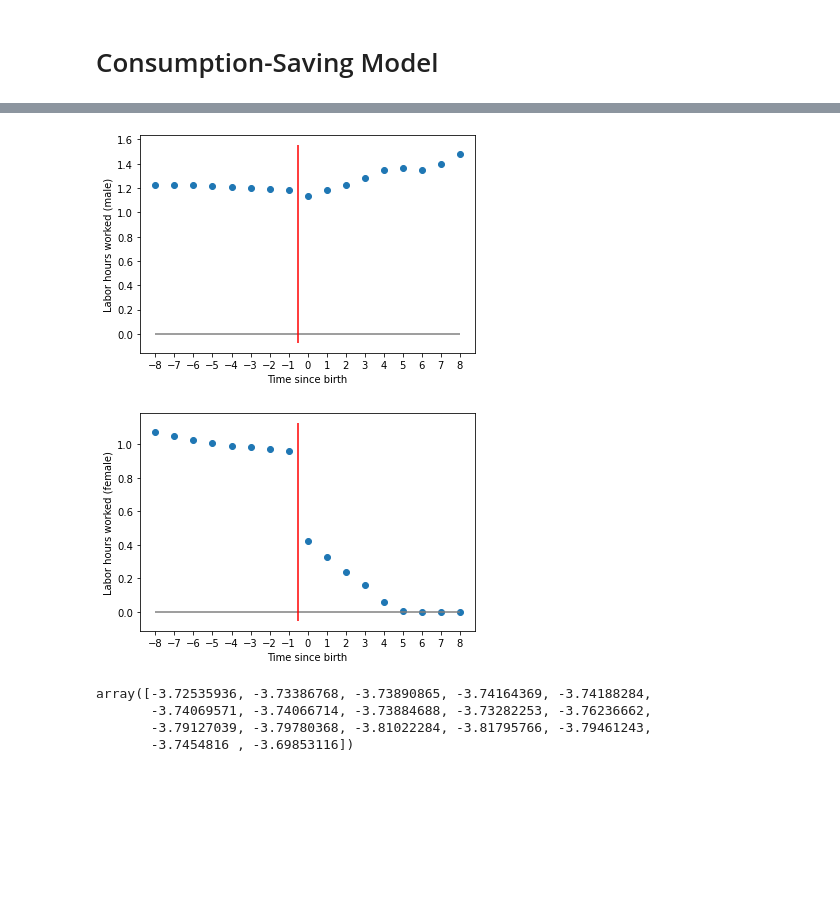
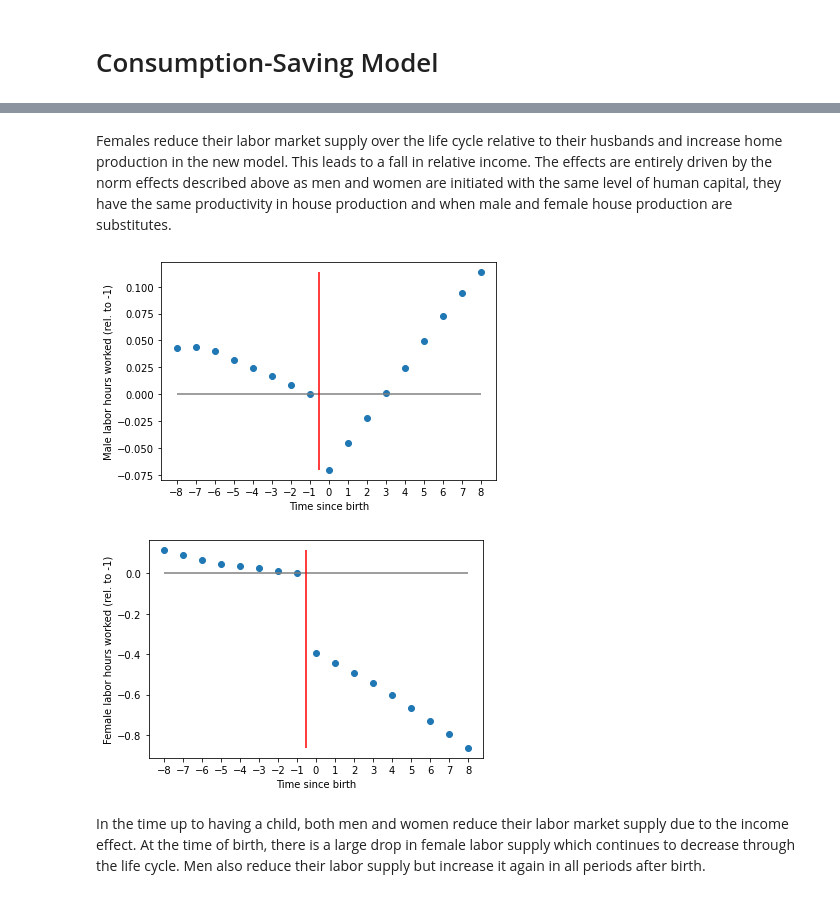
Before and after one commit to NumEconCopenhagen/projects-2023-aca, a Jupyter notebook: modelproject/modelproject code.ipynb, the cells around one changed output, grey strips where cells are left out. Cells and saved outputs as stored; diff of their text form; code cells hidden in the pictures; blank space fills up the shorter version.

```diff
--- a/modelproject/modelproject code.ipynb
+++ b/modelproject/modelproject code.ipynb
@@ -150,10 +102,10 @@ ax.set(xlabel='period, t',ylabel=f'birth freq.',xticks=range(par.simT));
 # %%
 # time since birth
-periods = np.tile([t for t in range(par.simT)],(par.simN,1))
+periods = np.tile([t for t in range(model1.par.simT)],(model.par.simN,1))
 time_of_birth = np.max(periods * birth, axis=1)
 
 I = time_of_birth>0
 time_of_birth[~I] = -1000 # never as a child
-time_of_birth = np.transpose(np.tile(time_of_birth , (par.simT,1)))
+time_of_birth = np.transpose(np.tile(time_of_birth , (model1.par.simT,1)))
 
 time_since_birth = periods - time_of_birth
@@ -238,0 +243,2 @@ ax.set(xlabel='Time since birth',ylabel=f'Female labor hours worked (rel. to -1)
+# %%
+model3 = model.copy(par={'norms': 0.,'delta2':0.2})
@@ -238,0 +290,12 @@ ax.set(xlabel='Time since birth',ylabel=f'Female labor hours worked (rel. to -1)
+# %% [markdown]
+Females reduce their labor market supply over the life cycle relative to their husbands and increase home production in the new model. This leads to a fall in relative income. The effects are entirely driven by the norm effects described above as men and women are initiated with the same level of human capital, they have the same productivity in house production and when male and female house production are substitutes.
+# %%
+# time since birth
+periods = np.tile([t for t in range(model3.par.simT)],(model.par.simN,1))
+time_of_birth = np.max(periods * birth, axis=1)
+
+I = time_of_birth>0
+time_of_birth[~I] = -1000 # never as a child
+time_of_birth = np.transpose(np.tile(time_of_birth , (model3.par.simT,1)))
+
+time_since_birth = periods - time_of_birth
@@ -239,16 +307,30 @@ ax.set(xlabel='Time since birth',ylabel=f'Female labor hours worked (rel. to -1)
+# %%
+event_hours_l_1_n = np.nan + np.zeros(event_grid.size)
+for t,time in enumerate(event_grid):
+    event_hours_l_1_n[t] = np.mean(model3.sim.l1[time_since_birth==time])
+
+event_hours_l_2_n = np.nan + np.zeros(event_grid.size)
+for t,time in enumerate(event_grid):
+    event_hours_l_2_n[t] = np.mean(model3.sim.l2[time_since_birth==time])
+
+# relative to period before birth
+event_hours_rel_l_1_n = event_hours_l_1_n - event_hours_l_1_n[event_grid==-1]
+event_hours_rel_l_2_n = event_hours_l_2_n - event_hours_l_2_n[event_grid==-1]
 # %%
 fig, ax = plt.subplots()
-ax.scatter(event_grid,event_hours_l_1)
+ax.scatter(event_grid,event_hours_rel_l_1_n)
 ax.hlines(y=0,xmin=event_grid[0],xmax=event_grid[-1],color='gray')
-ax.vlines(x=-0.5,ymin=ax.get_ylim()[0],ymax=ax.get_ylim()[1],color='red')
-ax.set(xlabel='Time since birth',ylabel=f'Labor hours worked (male)',xticks=event_grid)
+ax.vlines(x=-0.5,ymin=np.nanmin(event_hours_rel_l_1_n),ymax=np.nanmax(event_hours_rel_l_1_n),color='red')
+ax.set(xlabel='Time since birth',ylabel=f'Male labor hours worked (rel. to -1)',xticks=event_grid);
 
 fig, ax = plt.subplots()
-ax.scatter(event_grid,event_hours_l_2)
+ax.scatter(event_grid,event_hours_rel_l_2_n)
 ax.hlines(y=0,xmin=event_grid[0],xmax=event_grid[-1],color='gray')
-ax.vlines(x=-0.5,ymin=ax.get_ylim()[0],ymax=ax.get_ylim()[1],color='red')
-ax.set(xlabel='Time since birth',ylabel=f'Labor hours worked (female)',xticks=event_grid);
+ax.vlines(x=-0.5,ymin=np.nanmin(event_hours_rel_l_2_n),ymax=np.nanmax(event_hours_rel_l_2_n),color='red')
+ax.set(xlabel='Time since birth',ylabel=f'Female labor hours worked (rel. to -1)',xticks=event_grid);
 # %% [output]
-[figure, old version]
+[figure, new version]
-[figure, old version]
+[figure, new version]
+# %% [markdown]
+In the time up to having a child, both men and women reduce their labor market supply due to the income effect. At the time of birth, there is a large drop in female labor supply which continues to decrease through the life cycle. Men also reduce their labor supply but increase it again in all periods after birth.
 # %%
@@ -271,9 +348,2 @@ event_hours_rel_i_2 = event_hours_i_2 - event_hours_i_2[event_grid==-1]
-# %%
-event_hours_rel_i_1
-# %% [output]
-array([-3.72535936, -3.73386768, -3.73890865, -3.74164369, -3.74188284,
-       -3.74069571, -3.74066714, -3.73884688, -3.73282253, -3.76236662,
-       -3.79127039, -3.79780368, -3.81022284, -3.81795766, -3.79461243,
-       -3.7454816 , -3.69853116])
 # %%
 fig, ax = plt.subplots()
```
Also changed, not shown: parts of 51 cells of this notebook, 2 other files.
